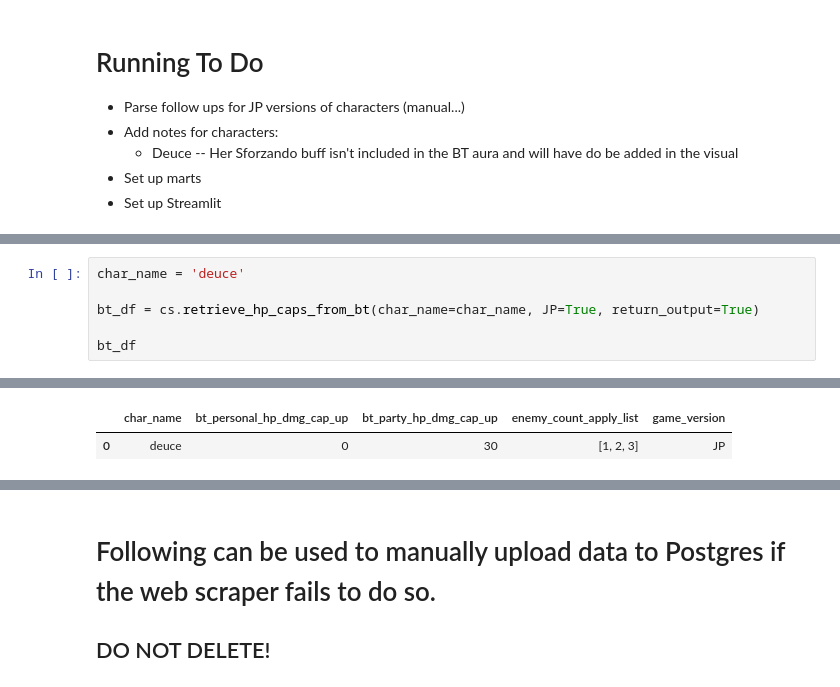
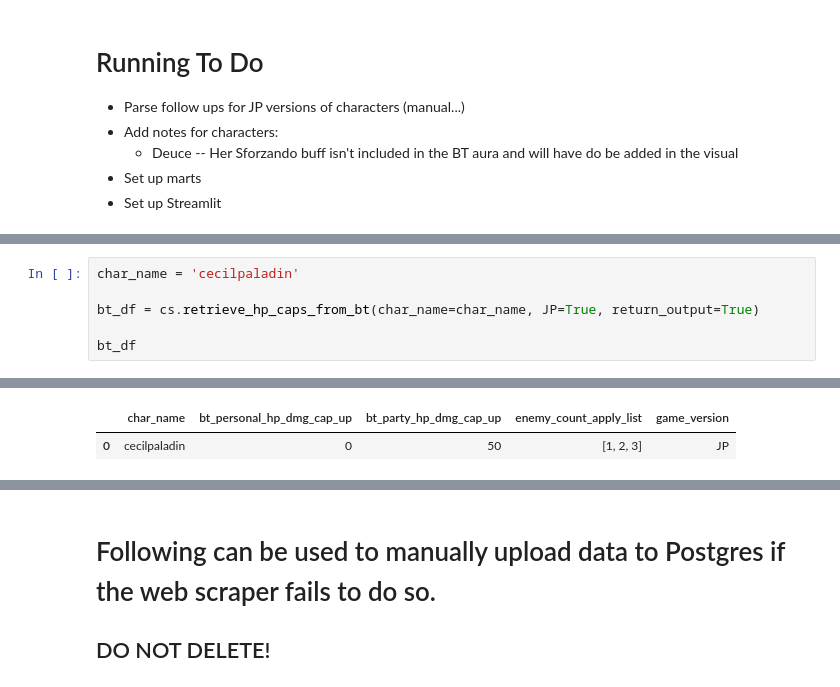
Before and after one commit to Jace743/dffoo-data-pipeline, a Jupyter notebook: Scratch Notebook.ipynb, the cells around one changed output, grey strips where cells are left out. Drawn from its saved outputs; the diff is of its cells as text.

```diff
--- a/Scratch Notebook.ipynb
+++ b/Scratch Notebook.ipynb
@@ -43,5 +45,5 @@ cs = CompendiumScraper('\\Users\\jasre\\Code\\ws_config.yml')
 # %%
-char_name = 'deuce'
+char_name = 'cecilpaladin'
 
 bt_df = cs.retrieve_hp_caps_from_bt(char_name=char_name, JP=True, return_output=True)
 
@@ -56,3 +58,3 @@ bt_df
 |  | char_name | bt_personal_hp_dmg_cap_up | bt_party_hp_dmg_cap_up | enemy_count_apply_list | game_version |
-| 0 | deuce | 0 | 30 | [1, 2, 3] | JP |
+| 0 | cecilpaladin | 0 | 50 | [1, 2, 3] | JP |
 # %%
```
Also changed, not shown: parts of 22 cells of this notebook, 22 other files.
